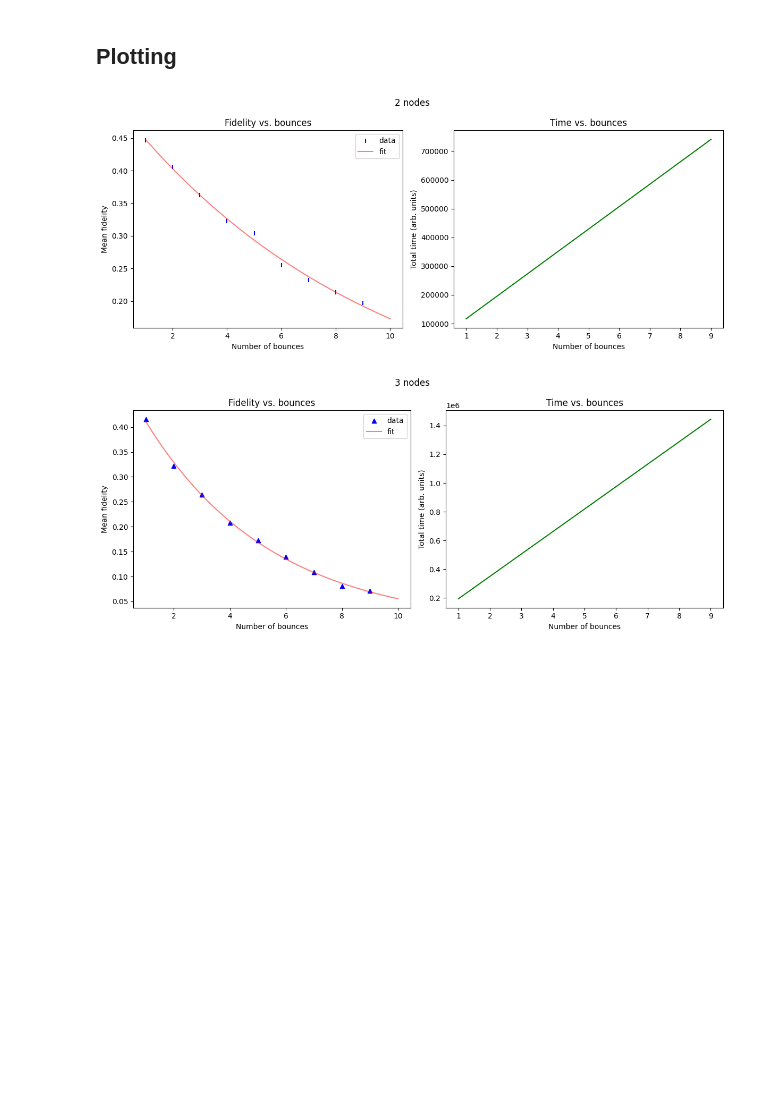
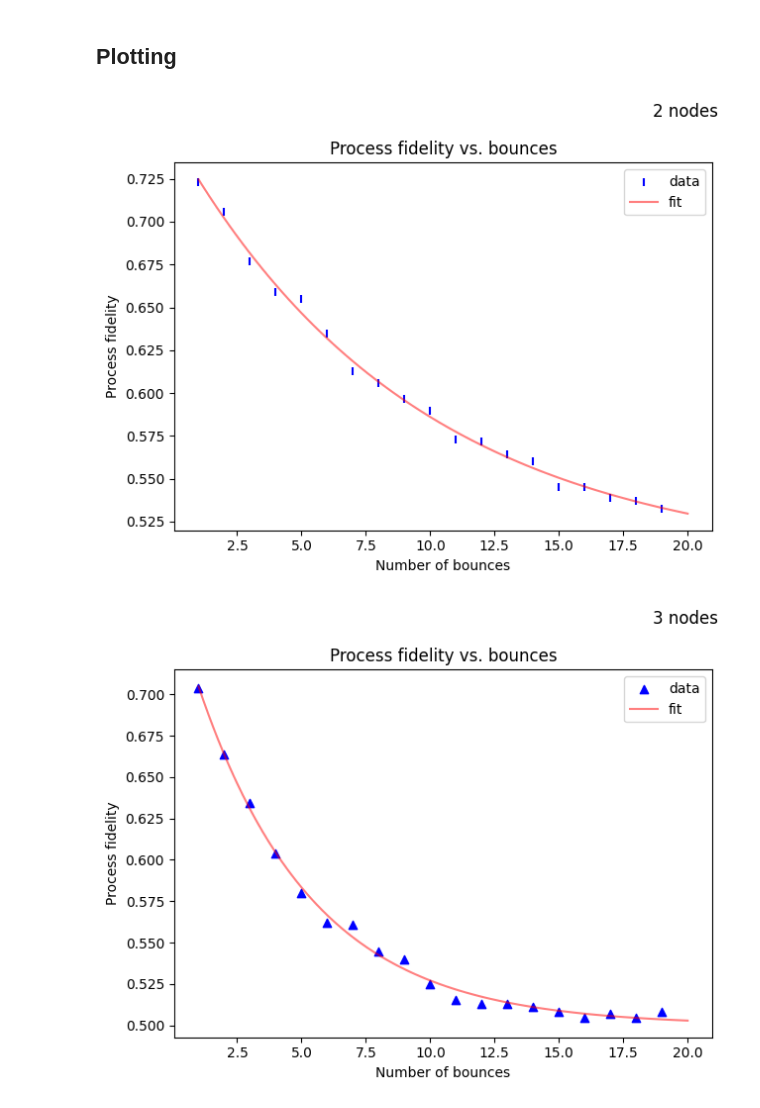
Before and after one commit to sriramsusc/QNB, a Jupyter notebook: Multi_Node_BM.ipynb, the cells around one changed output. Cells and saved outputs as stored; diff of their text form; code cells hidden in the pictures; blank space fills up the shorter version.

Commit message:
Plot of process fidelity vs bounce cnt

```diff
--- a/Multi_Node_BM.ipynb
+++ b/Multi_Node_BM.ipynb
@@ -30,7 +30,7 @@ t2_time     = 12e6
 gate_time   = 39e3
 alpha       = 0.95
 min_bounces = 1
-max_bounces = 10
+max_bounces = 20
 n_samples   = 40
 node_counts = [2, 3, 4, 5, 6]
 ns.set_qstate_formalism(QFormalism.DM)
@@ -70,7 +70,7 @@ from scipy.optimize import curve_fit
 
 def exp(m, A, f):
     """Exponential fit used in the RB analysis."""
-    return A * f**m
+    return 0.5 * (1.0 + A * (f ** m))
 
 # approximate time-per-hop constant (taken from gate_time in the simulation)
 GATE_TIME = 39_000  # same units as your simulation (e.g., nanoseconds)
@@ -87,42 +87,45 @@ for i in n_nodes_list:
     # the bounce-length range (min_bounces, max_bounces)
     min_b, max_b = result["endpoints"]
     bounces = np.arange(min_b, max_b)
     # extract the mean fidelities for each bounce value
     mean_fids = [result["decay_data"][0][m] for m in bounces]
+    process_fids = [(b + 1.0) / 2.0 for b in mean_fids]
 
     # fit an exponential to the fidelity data
-    popt, pcov = curve_fit(exp, bounces, mean_fids)
+    popt, pcov = curve_fit(exp, bounces, process_fids)
 
     # compute approximate times: number of hops × GATE_TIME
     times = []
     for m in bounces:
         path_length = (2 * i - 1) + (m - 1) * (2 * i - 2)
         times.append(path_length * GATE_TIME)
 
     # draw two subplots: fidelity vs. bounces and time vs. bounces
     plt.figure(figsize=(12, 5))
     plt.suptitle(f"{i} nodes")
 
     # (1) bounces vs. fidelity
+    ax = plt.gca()                      # grab the current Axes
+    ax.scatter(bounces, process_fids, marker=symbols[i], color="b", label="data")
     plt.subplot(1, 2, 1)
-    plt.scatter(bounces, mean_fids, marker=symbols[i], color="b", label="data")
-    # fitted curve
+    plt.scatter(bounces, process_fids, marker=symbols[i], color="b", label="data")
     x_fit = np.linspace(min_b, max_b, 100)
+    ax.set_xticks(np.arange(0, 21, 1))
     plt.plot(x_fit, exp(x_fit, *popt), alpha=0.5, color="r", label="fit")
     plt.xlabel("Number of bounces")
-    plt.ylabel("Mean fidelity")
-    plt.title("Fidelity vs. bounces")
+    plt.ylabel("Process fidelity")
+    plt.title("Process fidelity vs. bounces")
     plt.legend()
 
     # (2) bounces vs. time
-    plt.subplot(1, 2, 2)
-    plt.plot(bounces, times, color="g")
-    plt.xlabel("Number of bounces")
-    plt.ylabel("Total time (arb. units)")
-    plt.title("Time vs. bounces")
+    # plt.subplot(1, 2, 2)
+    # plt.plot(bounces, times, color="g")
+    # plt.xlabel("Number of bounces")
+    # plt.ylabel("Total time (arb. units)")
+    # plt.title("Time vs. bounces")
 
     plt.tight_layout()
     plt.show()
 # %% [output]
-[figure, old version]
+[figure, new version]
-[figure, old version]
+[figure, new version]
```
Also changed, not shown: parts of 1 cell of this notebook, 5 other files.
